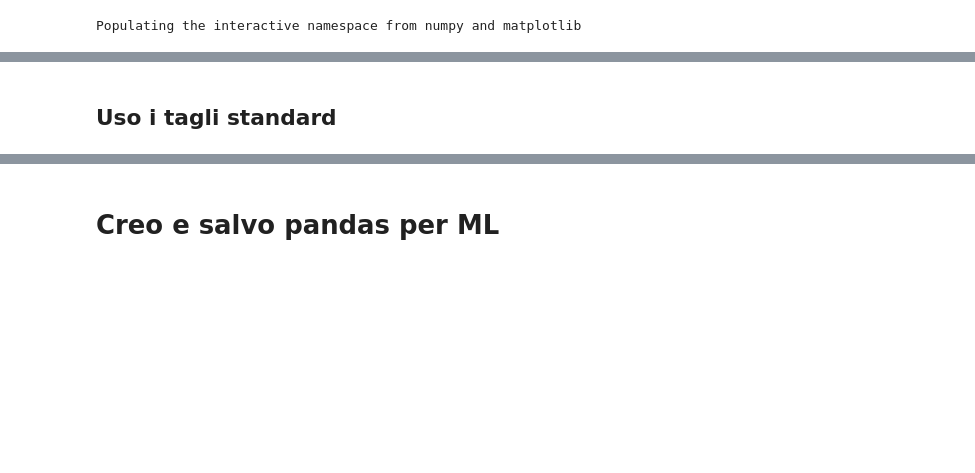
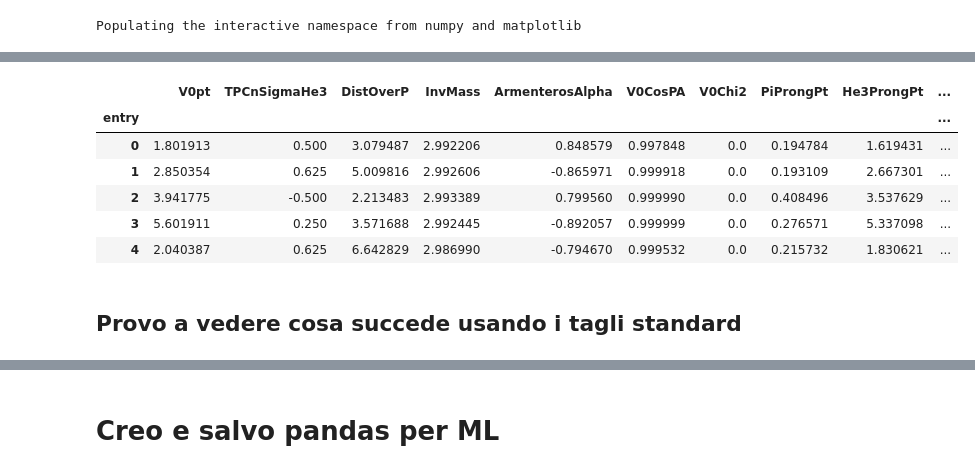
Before and after one commit to pfecchio/HypertritonML, a Jupyter notebook: Hypertriton2Body/Optimization/Uproot_Conversion.ipynb, the cells around one changed output, grey strips where cells are left out. Drawn from its saved outputs; the diff is of its cells as text; code cells hidden in the pictures; blank space fills up the shorter version.

```diff
--- a/Hypertriton2Body/Optimization/Uproot_Conversion.ipynb
+++ b/Hypertriton2Body/Optimization/Uproot_Conversion.ipynb
@@ -10,2 +12,2 @@ import pandas as pd
 # %%
-df_MC = uproot.open('HyperTree_MC_Signal.root')['HyperTree_MC_Signal'].pandas.df()
+df_MC = uproot.open('~/data/hyper2body_data/HyperTree_MC_Signal.root')['HyperTree_MC_Signal'].pandas.df()
@@ -12,2 +26,10 @@ df_MC = uproot.open('HyperTree_MC_Signal.root')['HyperTree_MC_Signal'].pandas.df
 # %%
-df_MC
+df_MC.head()
+# %% [output]
+|  | V0pt | TPCnSigmaHe3 | DistOverP | InvMass | ArmenterosAlpha | V0CosPA | V0Chi2 | PiProngPt | He3ProngPt | ... |
+| entry |  |  |  |  |  |  |  |  |  | ... |
+| 0 | 1.801913 | 0.500 | 3.079487 | 2.992206 | 0.848579 | 0.997848 | 0.0 | 0.194784 | 1.619431 | ... |
+| 1 | 2.850354 | 0.625 | 5.009816 | 2.992606 | -0.865971 | 0.999918 | 0.0 | 0.193109 | 2.667301 | ... |
+| 2 | 3.941775 | -0.500 | 2.213483 | 2.993389 | 0.799560 | 0.999990 | 0.0 | 0.408496 | 3.537629 | ... |
+| 3 | 5.601911 | 0.250 | 3.571688 | 2.992445 | -0.892057 | 0.999999 | 0.0 | 0.276571 | 5.337098 | ... |
+| 4 | 2.040387 | 0.625 | 6.642829 | 2.986990 | -0.794670 | 0.999532 | 0.0 | 0.215732 | 1.830621 | ... |
@@ -16,4 +36,4 @@ df_data = uproot.open('HyperTree_Data.root')['HyperTree_Data'].pandas.df()
 # %% [markdown]
-## Uso i tagli standard
+## Provo a vedere cosa succede usando i tagli standard
 # %%
 df_data=df_data.astype('float')
```
Also changed, not shown: parts of 16 cells of this notebook.
